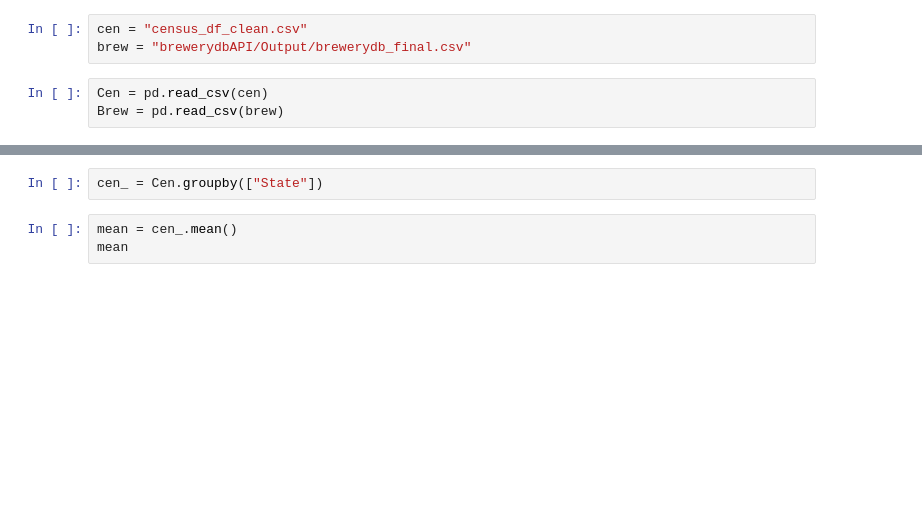
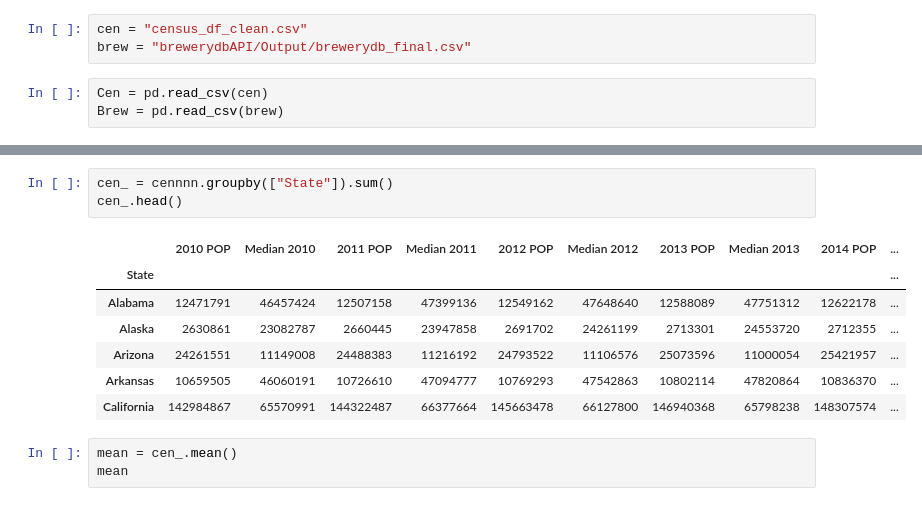
Before and after one commit to Wittie1986/TheBanananimals, a Jupyter notebook: CensusMean.ipynb, the cells around one changed output, grey strips where cells are left out. Cells and saved outputs as stored; diff of their text form; blank space fills up the shorter version.

```diff
--- a/CensusMean.ipynb
+++ b/CensusMean.ipynb
@@ -20,5 +32,14 @@ Cen.head()
 # %%
-cen_ = Cen.groupby(["State"])
+cen_ = cennnn.groupby(["State"]).sum()
+cen_.head()
+# %% [output]
+|  | 2010 POP | Median 2010 | 2011 POP | Median 2011 | 2012 POP | Median 2012 | 2013 POP | Median 2013 | 2014 POP | ... |
+| State |  |  |  |  |  |  |  |  |  | ... |
+| Alabama | 12471791 | 46457424 | 12507158 | 47399136 | 12549162 | 47648640 | 12588089 | 47751312 | 12622178 | ... |
+| Alaska | 2630861 | 23082787 | 2660445 | 23947858 | 2691702 | 24261199 | 2713301 | 24553720 | 2712355 | ... |
+| Arizona | 24261551 | 11149008 | 24488383 | 11216192 | 24793522 | 11106576 | 25073596 | 11000054 | 25421957 | ... |
+| Arkansas | 10659505 | 46060191 | 10726610 | 47094777 | 10769293 | 47542863 | 10802114 | 47820864 | 10836370 | ... |
+| California | 142984867 | 65570991 | 144322487 | 66377664 | 145663478 | 66127800 | 146940368 | 65798238 | 148307574 | ... |
 # %%
 mean = cen_.mean()
 mean
```
Also changed, not shown: parts of 2 cells of this notebook, 4 other files.
